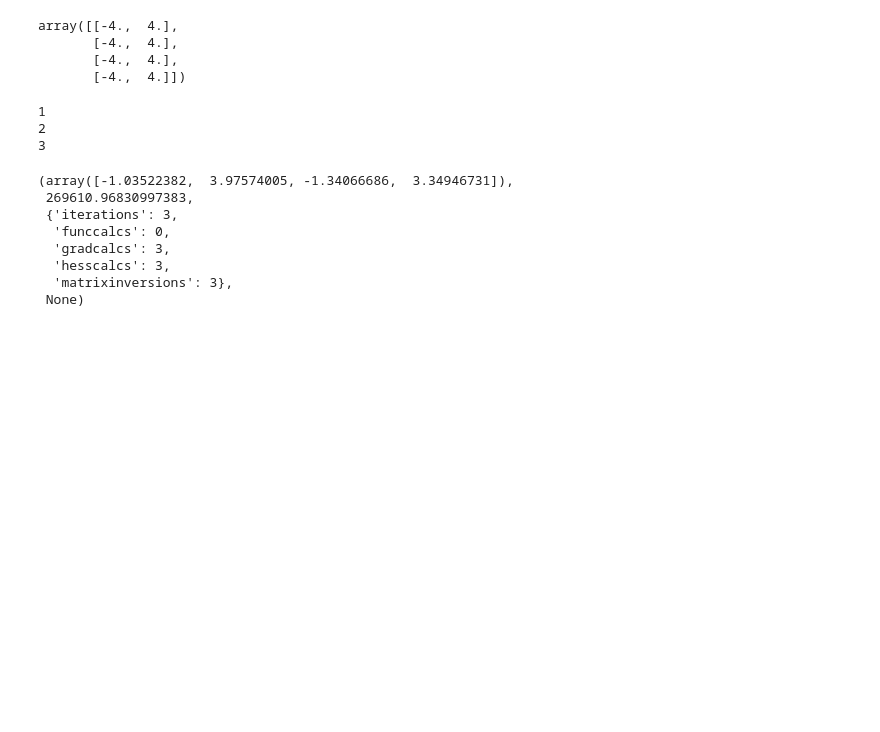
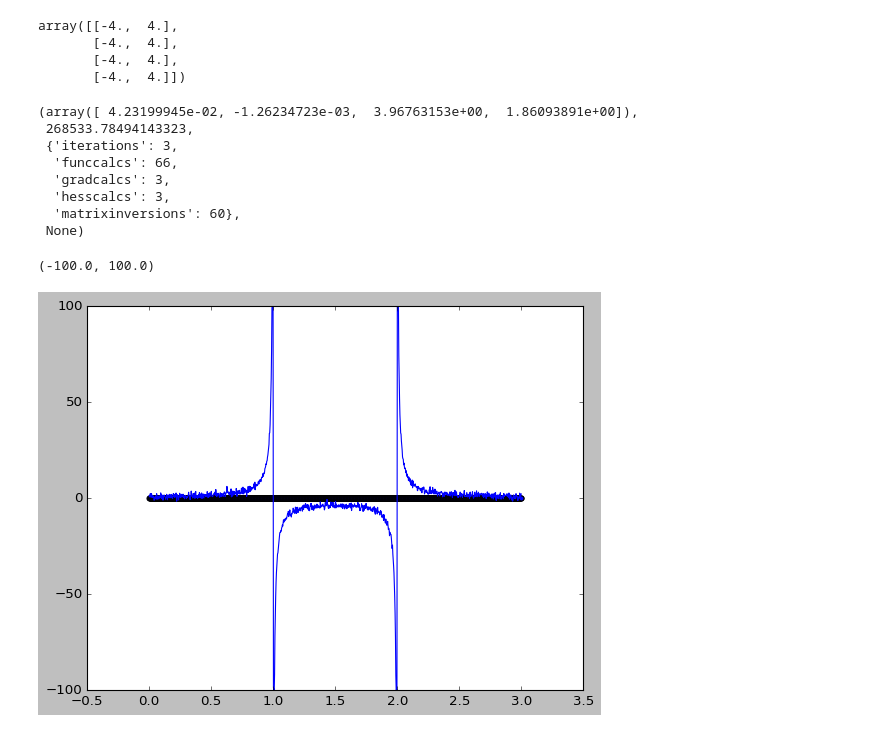
Before and after one commit to dmitry-grigorev/AlgoAnalysisDevelopment, a Jupyter notebook: Task4/task4notebook.ipynb, the cells around one changed output. Saved outputs shown, nothing was run; the diff lists cells and outputs as text; code cells hidden in the pictures; blank space fills up the shorter version.

```diff
--- a/Task4/task4notebook.ipynb
+++ b/Task4/task4notebook.ipynb
@@ -149,19 +164,24 @@ array([[-4.,  4.],
        [-4.,  4.],
        [-4.,  4.]])
 # %%
-levenmarq(cost_function_v, limits = limits, x0 = np.array([ 1. ,1. ,0., 1.]), regulpar=1., funchess=hess, funcgrad=grad)
+lmans = levenmarq(cost_function_v, limits = limits, x0 = np.array([ 0., 0., 0., 1.]), regulpar=(1., 10.), funchess=hess, funcgrad=grad)
+lmans
 # %% [output]
-1
-2
-3
+(array([ 4.23199945e-02, -1.26234723e-03,  3.96763153e+00,  1.86093891e+00]),
+ 268533.78494143323,
+ {'iterations': 3,
+  'funccalcs': 66,
+  'gradcalcs': 3,
+  'hesscalcs': 3,
+  'matrixinversions': 60},
+ None)
-(array([-1.03522382,  3.97574005, -1.34066686,  3.34946731]),
- 269610.96830997383,
- {'iterations': 3,
-  'funccalcs': 0,
-  'gradcalcs': 3,
-  'hesscalcs': 3,
-  'matrixinversions': 3},
- None)
+# %%
+plt.scatter(x, (lmans[0][0]*x + lmans[0][1])/(x*x+lmans[0][2]*x+lmans[0][3]))
+plt.plot(x, y)
+plt.ylim((-100, 100))
+# %% [output]
+(-100.0, 100.0)
+[figure, added]
 # %%
 minimize(cost_function_v, x0 = np.array([ 1. ,1. ,0., 1.]), method="BFGS")
 # %% [output]
```
Also changed, not shown: parts of 22 cells of this notebook, 5 other files.
